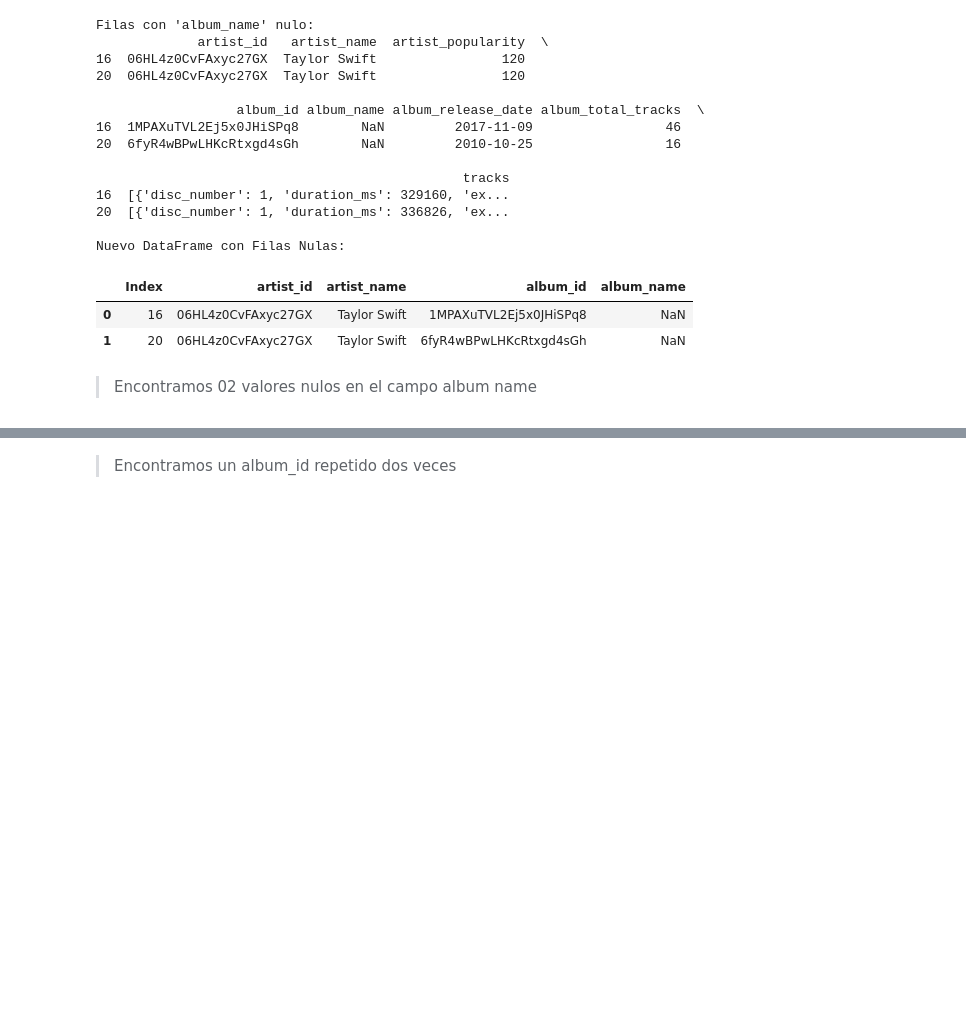
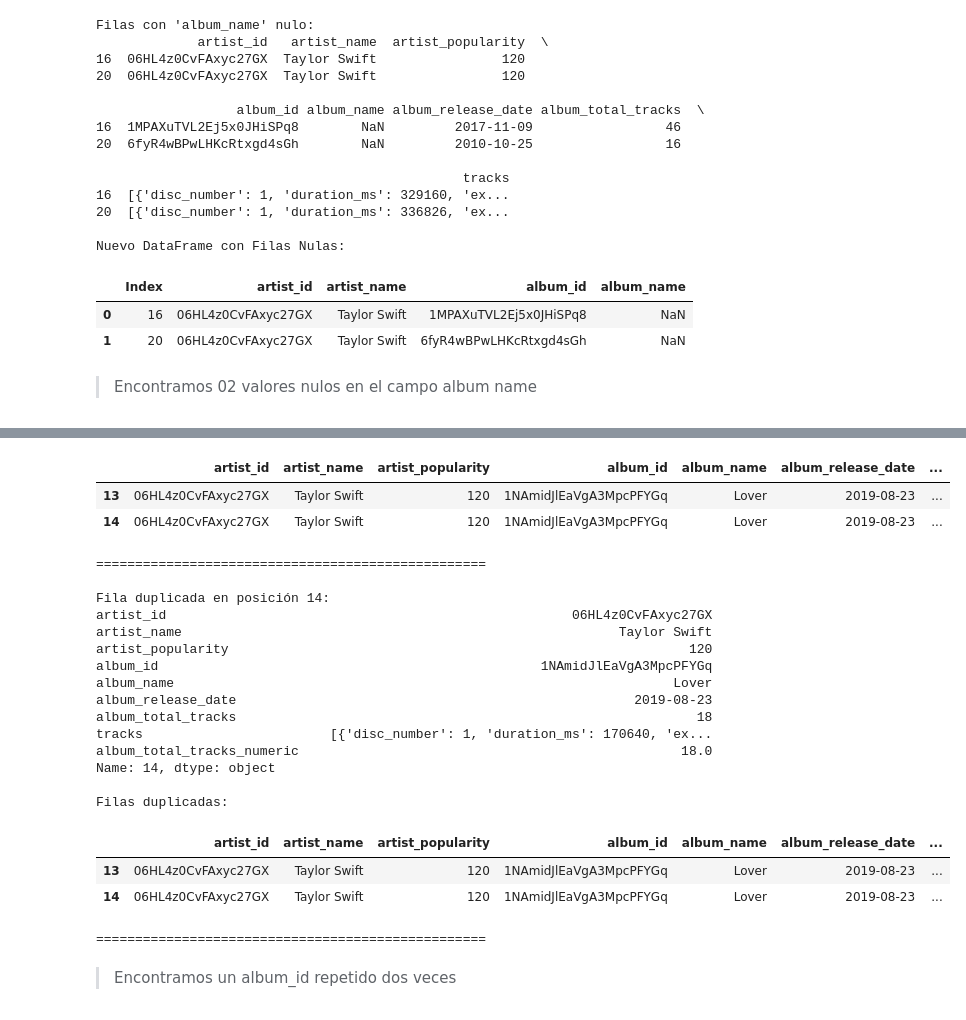
Before and after one commit to juanjolopez28/DataQualityEngineerJr-R5-PT, a Jupyter notebook: data_quality_analysis.ipynb, the cells around one changed output, grey strips where cells are left out. Cells and saved outputs as stored; diff of their text form; code cells hidden in the pictures; blank space fills up the shorter version.

```diff
--- a/data_quality_analysis.ipynb
+++ b/data_quality_analysis.ipynb
@@ -119,7 +119,7 @@ for indice, fila in duplicados.iterrows():
     print(fila)
 
     print(f"\nFilas duplicadas:")
-    print(filas_duplicadas)
+    display(filas_duplicadas)
     print("\n" + "="*50 + "\n")
 # %% [output]
 Fila duplicada en posición 13:
@@ -142,3 +138,25 @@ Filas duplicadas:
+|  | artist_id | artist_name | artist_popularity | album_id | album_name | album_release_date | ... |
+| 13 | 06HL4z0CvFAxyc27GX | Taylor Swift | 120 | 1NAmidJlEaVgA3MpcPFYGq | Lover | 2019-08-23 | ... |
+| 14 | 06HL4z0CvFAxyc27GX | Taylor Swift | 120 | 1NAmidJlEaVgA3MpcPFYGq | Lover | 2019-08-23 | ... |
+==================================================
+
+Fila duplicada en posición 14:
+artist_id                                                    06HL4z0CvFAxyc27GX
+artist_name                                                        Taylor Swift
+artist_popularity                                                           120
+album_id                                                 1NAmidJlEaVgA3MpcPFYGq
+album_name                                                                Lover
+album_release_date                                                   2019-08-23
+album_total_tracks                                                           18
+tracks                        [{'disc_number': 1, 'duration_ms': 170640, 'ex...
+album_total_tracks_numeric                                                 18.0
+Name: 14, dtype: object
+
+Filas duplicadas:
+|  | artist_id | artist_name | artist_popularity | album_id | album_name | album_release_date | ... |
+| 13 | 06HL4z0CvFAxyc27GX | Taylor Swift | 120 | 1NAmidJlEaVgA3MpcPFYGq | Lover | 2019-08-23 | ... |
+| 14 | 06HL4z0CvFAxyc27GX | Taylor Swift | 120 | 1NAmidJlEaVgA3MpcPFYGq | Lover | 2019-08-23 | ... |
+==================================================
 # %% [markdown]
 > Encontramos un album_id repetido dos veces
 # %%
```
Also changed, not shown: parts of 5 cells of this notebook, 1 other file.
